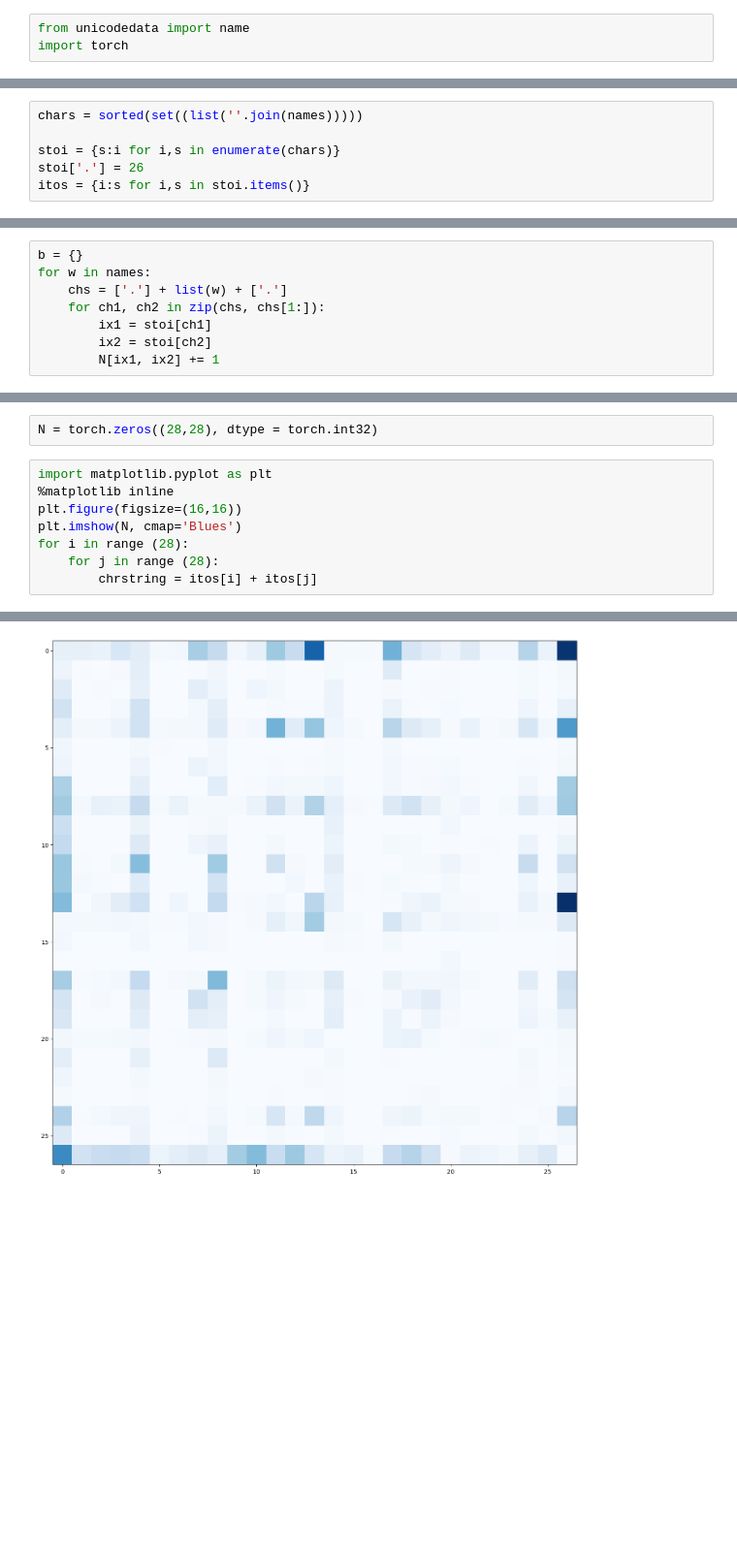
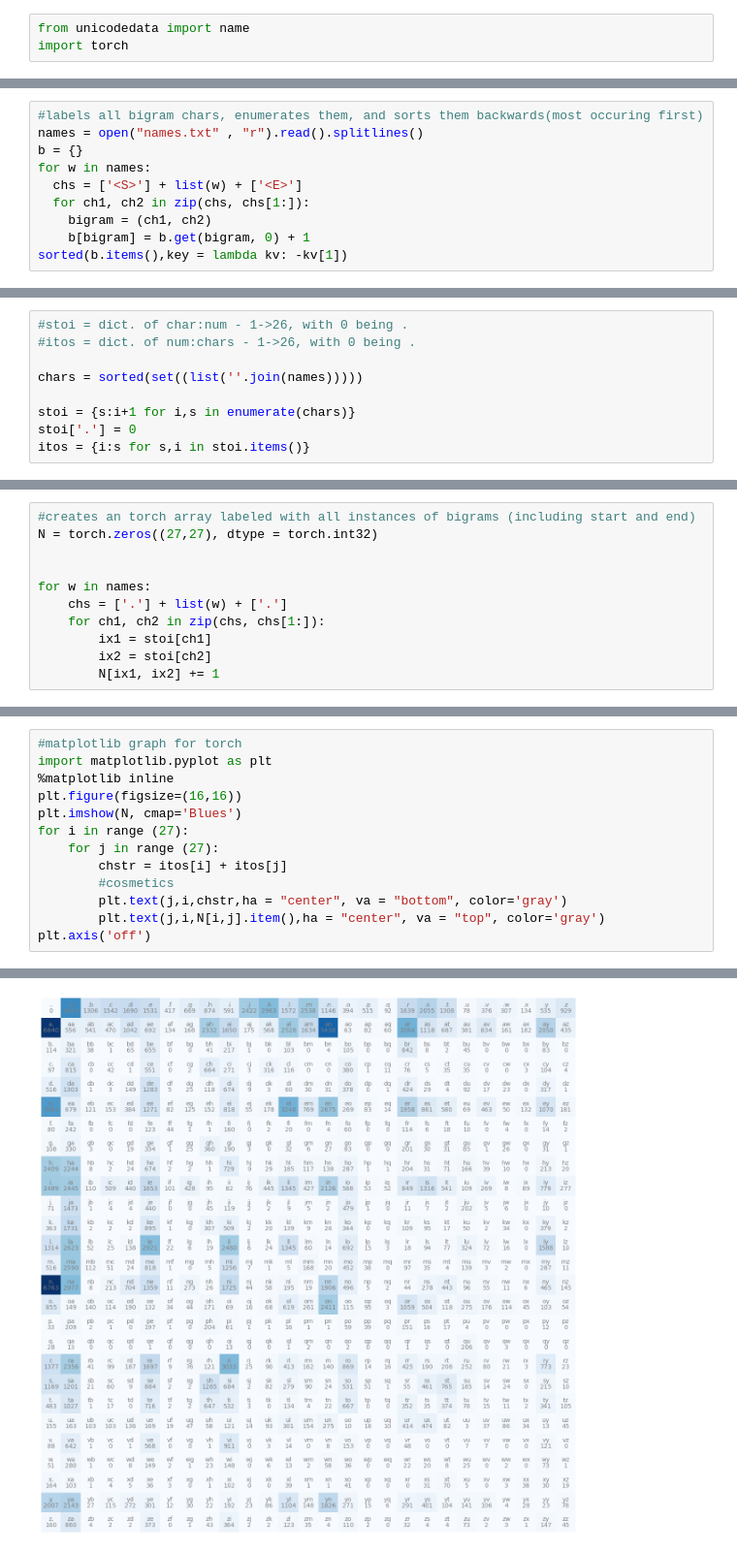
Before and after one commit to kovac04/nets, a Jupyter notebook: makemorer.ipynb, the cells around one changed output, grey strips where cells are left out. Shown at 97% size. Drawn from its saved outputs; the diff is of its cells as text; blank space fills up the shorter version.

```diff
--- a/makemorer.ipynb
+++ b/makemorer.ipynb
@@ -5,0 +4,10 @@ names = open("names.txt" , "r").read().splitlines()
+# %%
+#labels all bigram chars, enumerates them, and sorts them backwards(most occuring first)
+names = open("names.txt" , "r").read().splitlines()
+b = {}
+for w in names:
+  chs = ['<S>'] + list(w) + ['<E>']
+  for ch1, ch2 in zip(chs, chs[1:]):
+    bigram = (ch1, ch2)
+    b[bigram] = b.get(bigram, 0) + 1
+sorted(b.items(),key = lambda kv: -kv[1])
@@ -6,6 +32,9 @@ names = open("names.txt" , "r").read().splitlines()
 # %%
+#stoi = dict. of char:num - 1->26, with 0 being .
+#itos = dict. of num:chars - 1->26, with 0 being .
+
 chars = sorted(set((list(''.join(names)))))
 
-stoi = {s:i for i,s in enumerate(chars)}
-stoi['.'] = 26
-itos = {i:s for i,s in stoi.items()}
+stoi = {s:i+1 for i,s in enumerate(chars)}
+stoi['.'] = 0
+itos = {i:s for s,i in stoi.items()}
@@ -12,5 +61,8 @@ itos = {i:s for i,s in stoi.items()}
 # %%
-b = {}
+#creates an torch array labeled with all instances of bigrams (including start and end)
+N = torch.zeros((27,27), dtype = torch.int32)
+
+
 for w in names:
     chs = ['.'] + list(w) + ['.']
     for ch1, ch2 in zip(chs, chs[1:]):
@@ -44,11 +72,14 @@ chars = sorted(set((list(''.join(names)))))
-# %%
-N = torch.zeros((28,28), dtype = torch.int32)
 # %%
+#matplotlib graph for torch
 import matplotlib.pyplot as plt
 %matplotlib inline
 plt.figure(figsize=(16,16))
 plt.imshow(N, cmap='Blues')
-for i in range (28):
-    for j in range (28):
-        chrstring = itos[i] + itos[j]
+for i in range (27):
+    for j in range (27):
+        chstr = itos[i] + itos[j]
+        #cosmetics
+        plt.text(j,i,chstr,ha = "center", va = "bottom", color='gray')
+        plt.text(j,i,N[i,j].item(),ha = "center", va = "top", color='gray')
+plt.axis('off')
 # %% [output]
@@ -56 +87 @@ KeyError: 0
-[figure, old version]
+[figure, new version]
```
Also changed, not shown: parts of 12 cells of this notebook.
